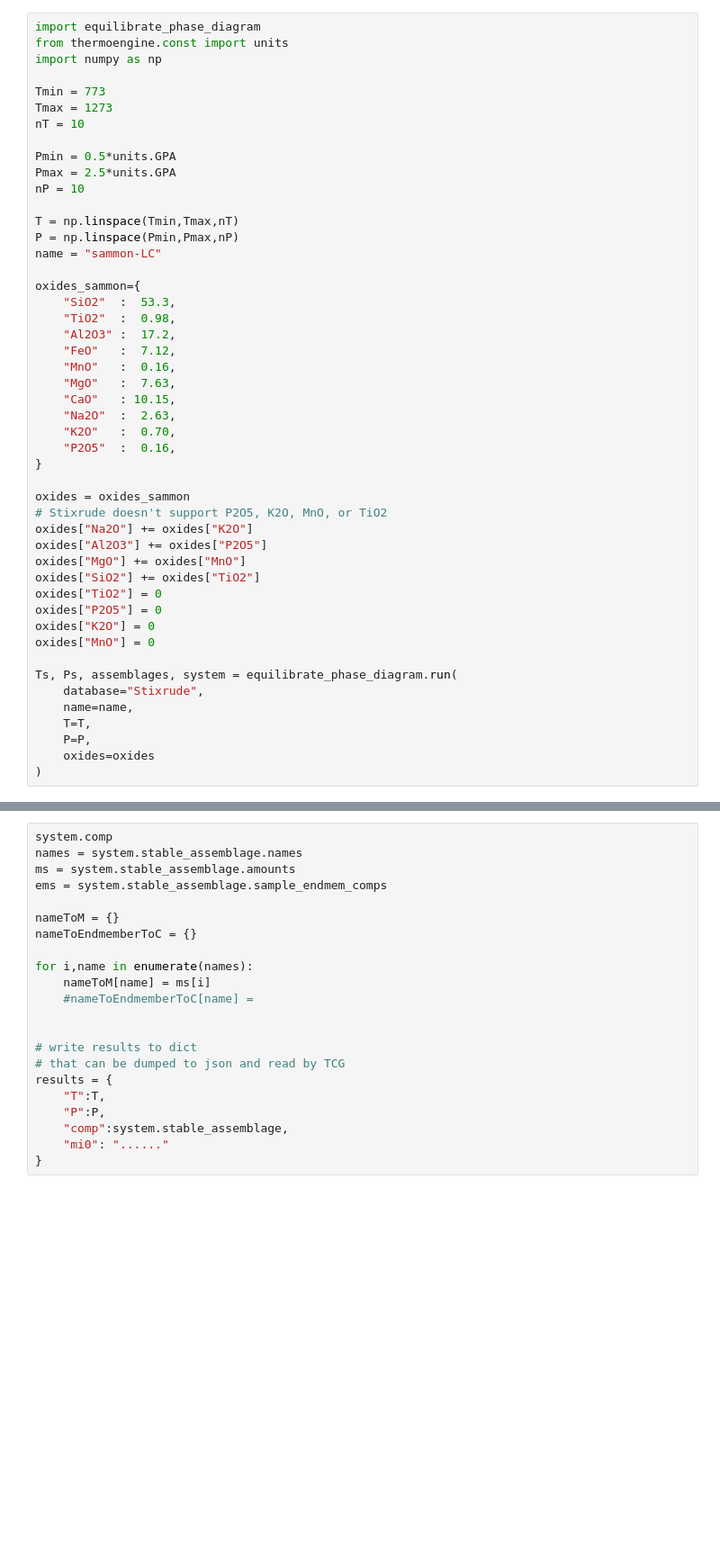
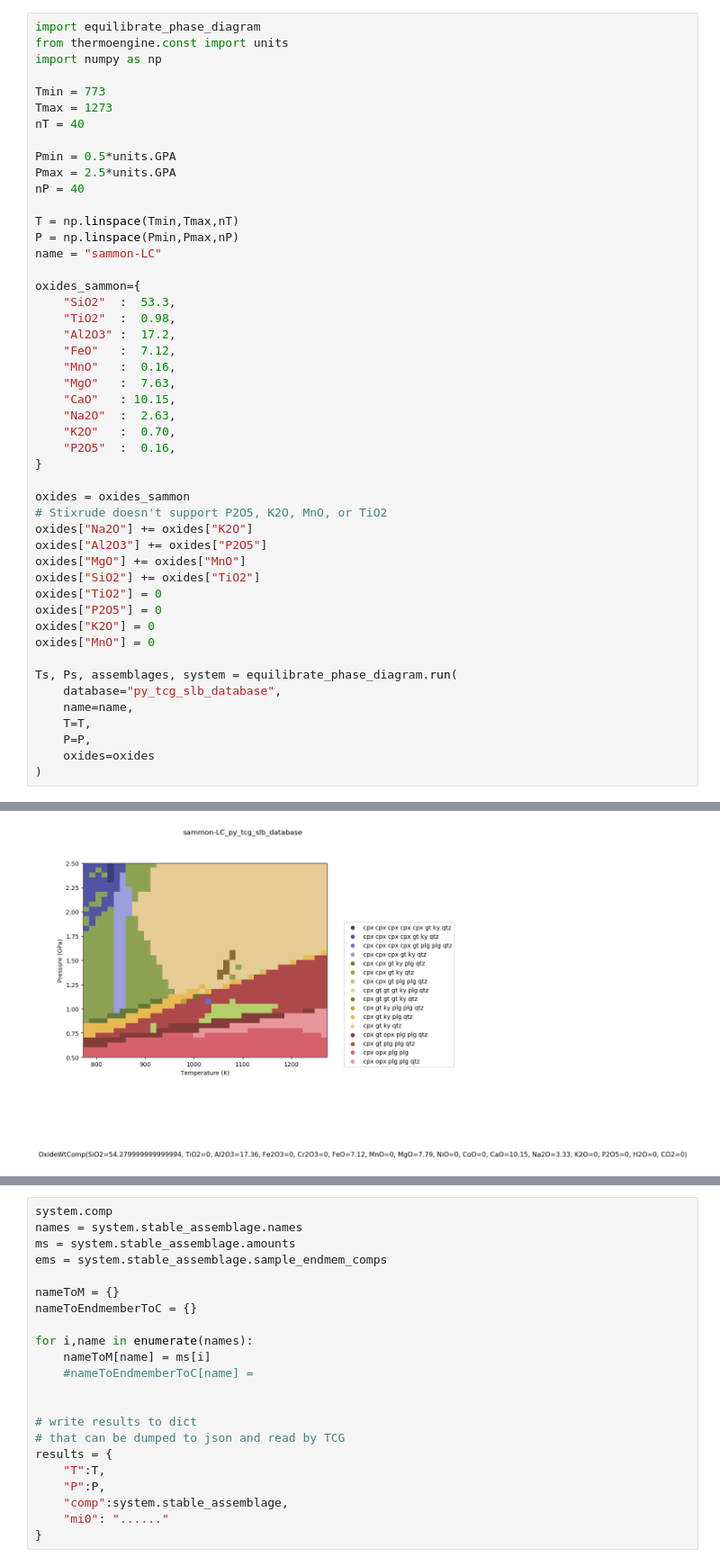
Before and after one commit to mitchellmcm27/tcg-ec, a Jupyter notebook: systems/ec/notebooks/stixrude-sammon.ipynb, the cells around one changed output, grey strips where cells are left out. Shown at 90% size. Drawn from its saved outputs; the diff is of its cells as text; blank space fills up the shorter version.

Commit message:
tcg database works

```diff
--- a/systems/ec/notebooks/stixrude-sammon.ipynb
+++ b/systems/ec/notebooks/stixrude-sammon.ipynb
@@ -5,11 +5,11 @@ import numpy as np
 
 Tmin = 773
 Tmax = 1273
-nT = 10
+nT = 40
 
 Pmin = 0.5*units.GPA
 Pmax = 2.5*units.GPA
-nP = 10
+nP = 40
 
 T = np.linspace(Tmin,Tmax,nT)
 P = np.linspace(Pmin,Pmax,nP)
@@ -40,7 +40,7 @@ oxides["K2O"] = 0
 oxides["MnO"] = 0
 
 Ts, Ps, assemblages, system = equilibrate_phase_diagram.run(
-    database="Stixrude",
+    database="py_tcg_slb_database",
     name=name,
     T=T,
     P=P,
@@ -50,0 +50 @@ ModuleNotFoundError: No module named 'py_tcg_slb_database'
+[figure, added]
```
Also changed, not shown: parts of 3 cells of this notebook, 9 other files.
